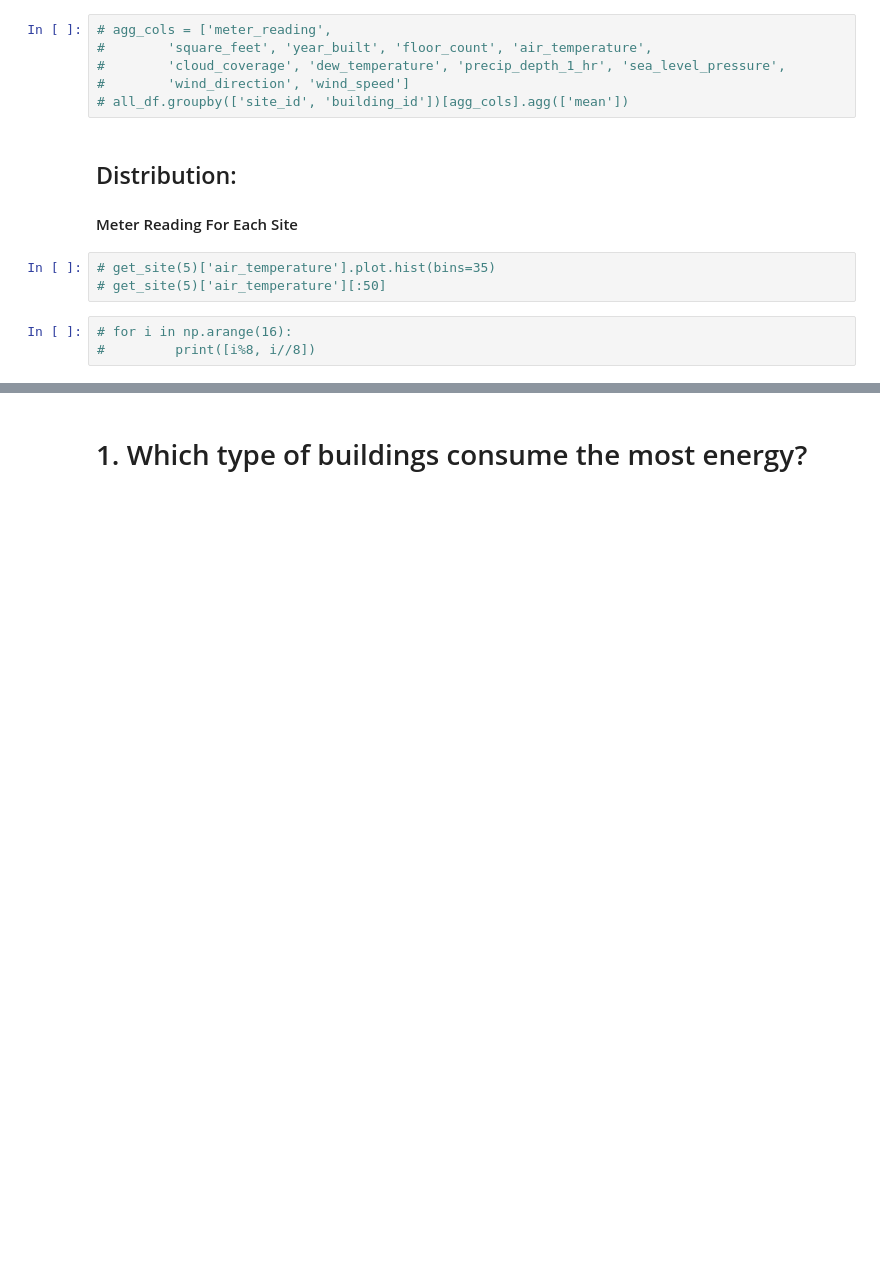
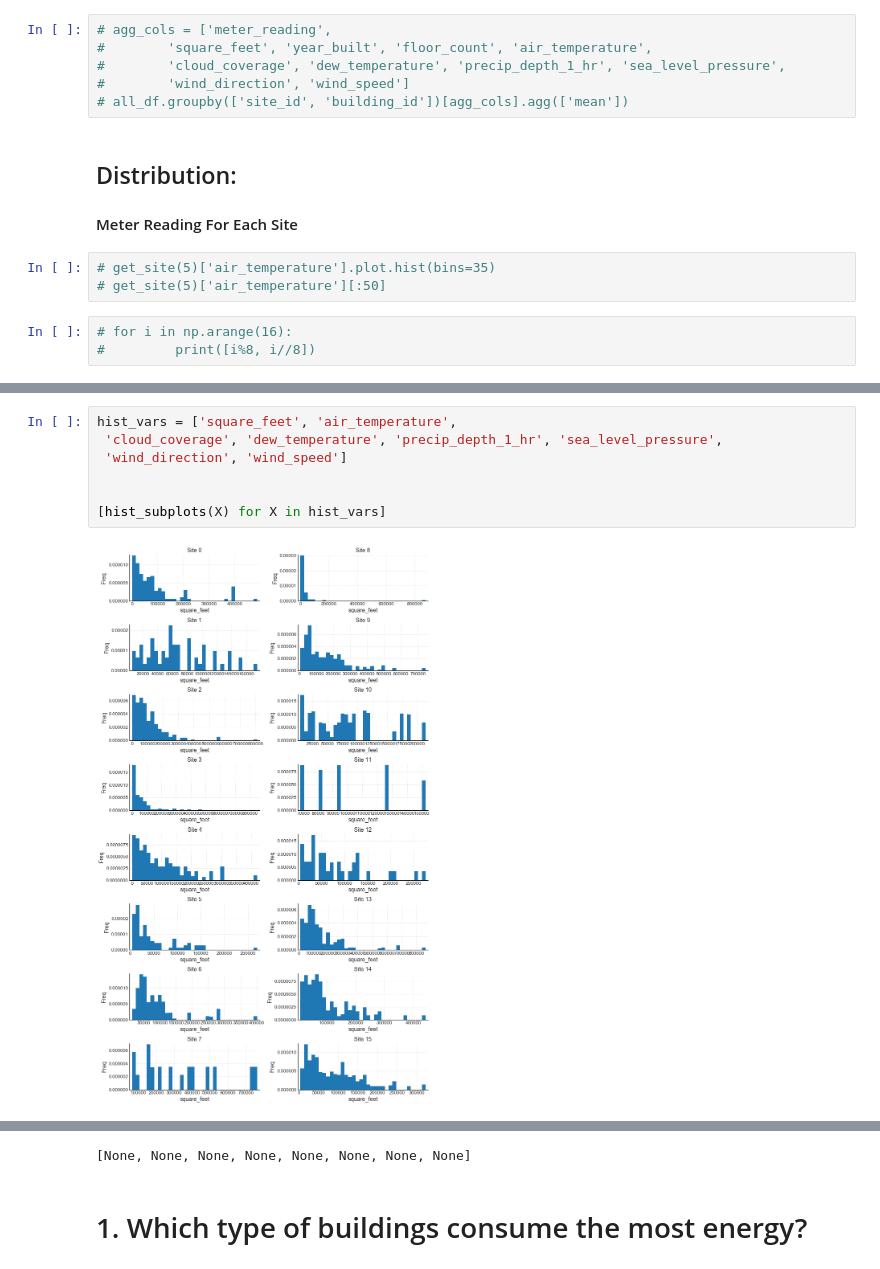
Before and after one commit to sergatron/ASHRAE---Great-Energy-Predictor-III, a Jupyter notebook: EDA/eda.ipynb, the cells around one changed output, grey strips where cells are left out. Saved outputs shown, nothing was run; the diff lists cells and outputs as text; blank space fills up the shorter version.

```diff
--- a/EDA/eda.ipynb
+++ b/EDA/eda.ipynb
@@ -914,0 +984,9 @@ all_df.head()
+# %%
+hist_vars = ['square_feet', 'air_temperature',
+ 'cloud_coverage', 'dew_temperature', 'precip_depth_1_hr', 'sea_level_pressure',
+ 'wind_direction', 'wind_speed']
+
+
+[hist_subplots(X) for X in hist_vars]
+# %% [output]
+[figure, added]
@@ -915,3 +1000,4 @@ all_df.head()
+[None, None, None, None, None, None, None, None]
 # %% [markdown]
 # 1. Which type of buildings consume the most energy?
 # %%
```
Also changed, not shown: parts of 20 cells of this notebook.
